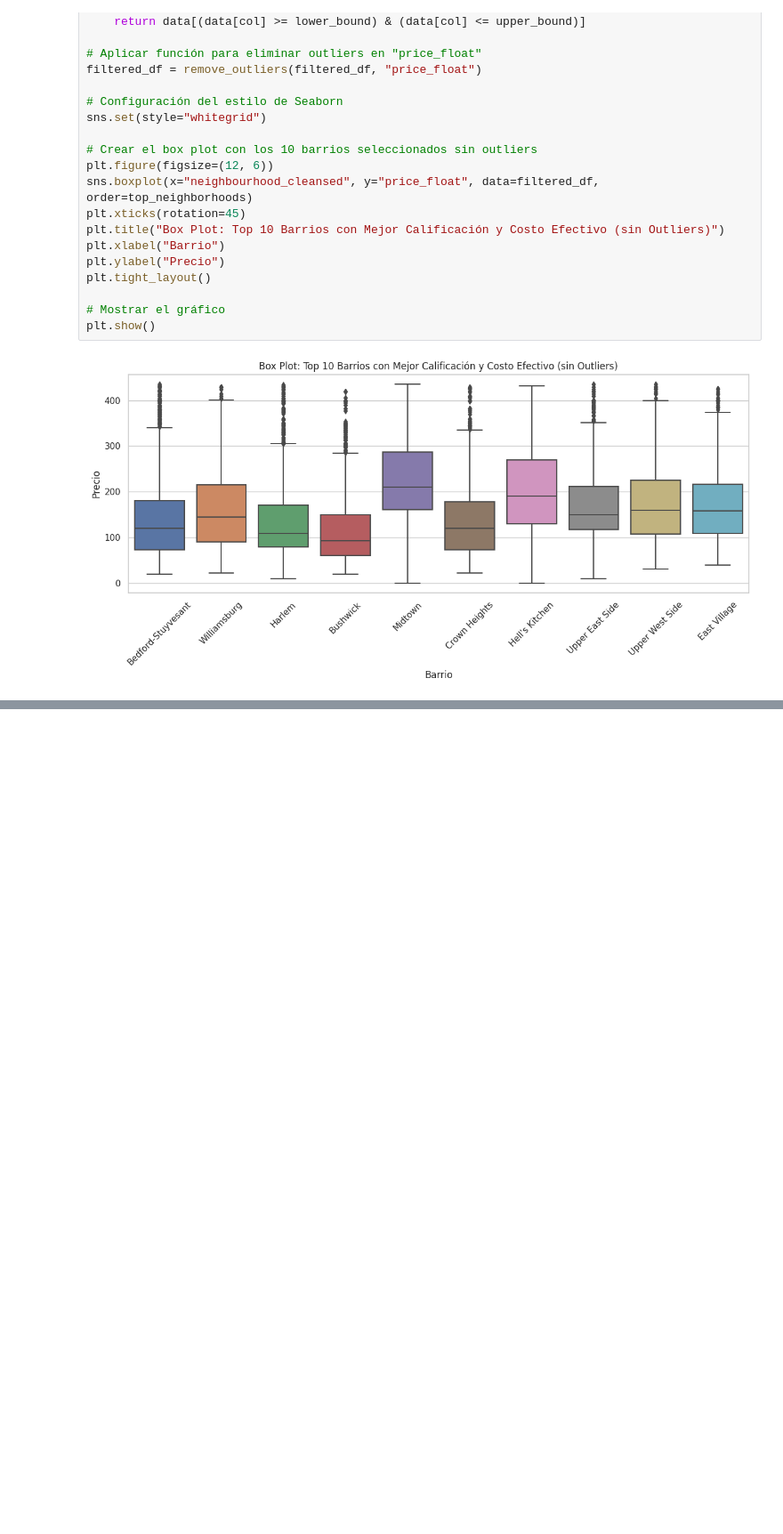
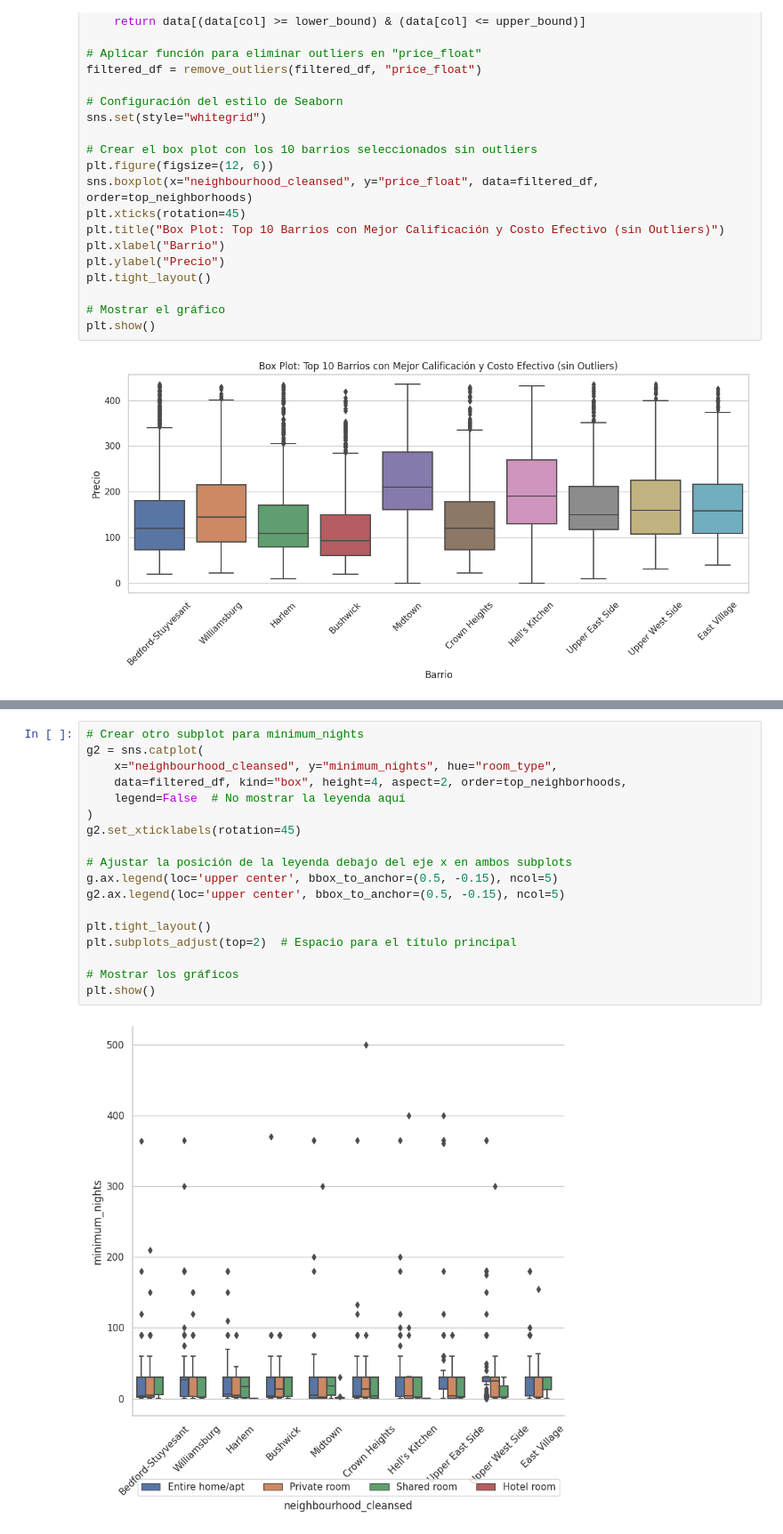
Before and after one commit to ingoscargiraldor/CDA, a Jupyter notebook: airbnb/eda.ipynb, the cells around one changed output, grey strips where cells are left out. Shown at 89% size. Cells and saved outputs as stored; diff of their text form; blank space fills up the shorter version.

```diff
--- a/airbnb/eda.ipynb
+++ b/airbnb/eda.ipynb
@@ -655,0 +751,20 @@ plt.show()
+# %%
+# Crear otro subplot para minimum_nights
+g2 = sns.catplot(
+    x="neighbourhood_cleansed", y="minimum_nights", hue="room_type",
+    data=filtered_df, kind="box", height=4, aspect=2, order=top_neighborhoods,
+    legend=False  # No mostrar la leyenda aquí
+)
+g2.set_xticklabels(rotation=45)
+
+# Ajustar la posición de la leyenda debajo del eje x en ambos subplots
+g.ax.legend(loc='upper center', bbox_to_anchor=(0.5, -0.15), ncol=5)
+g2.ax.legend(loc='upper center', bbox_to_anchor=(0.5, -0.15), ncol=5)
+
+plt.tight_layout()
+plt.subplots_adjust(top=2)  # Espacio para el título principal
+
+# Mostrar los gráficos
+plt.show()
+# %% [output]
+[figure, added]
```
Also changed, not shown: parts of 7 cells of this notebook.
